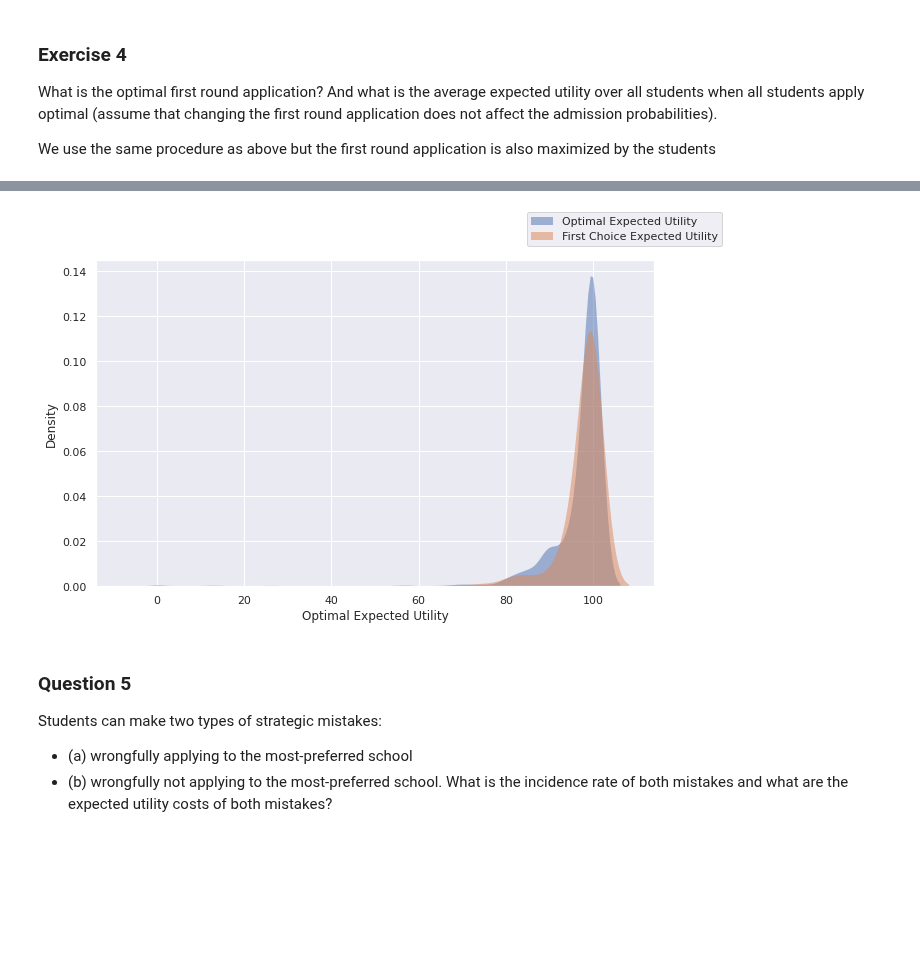
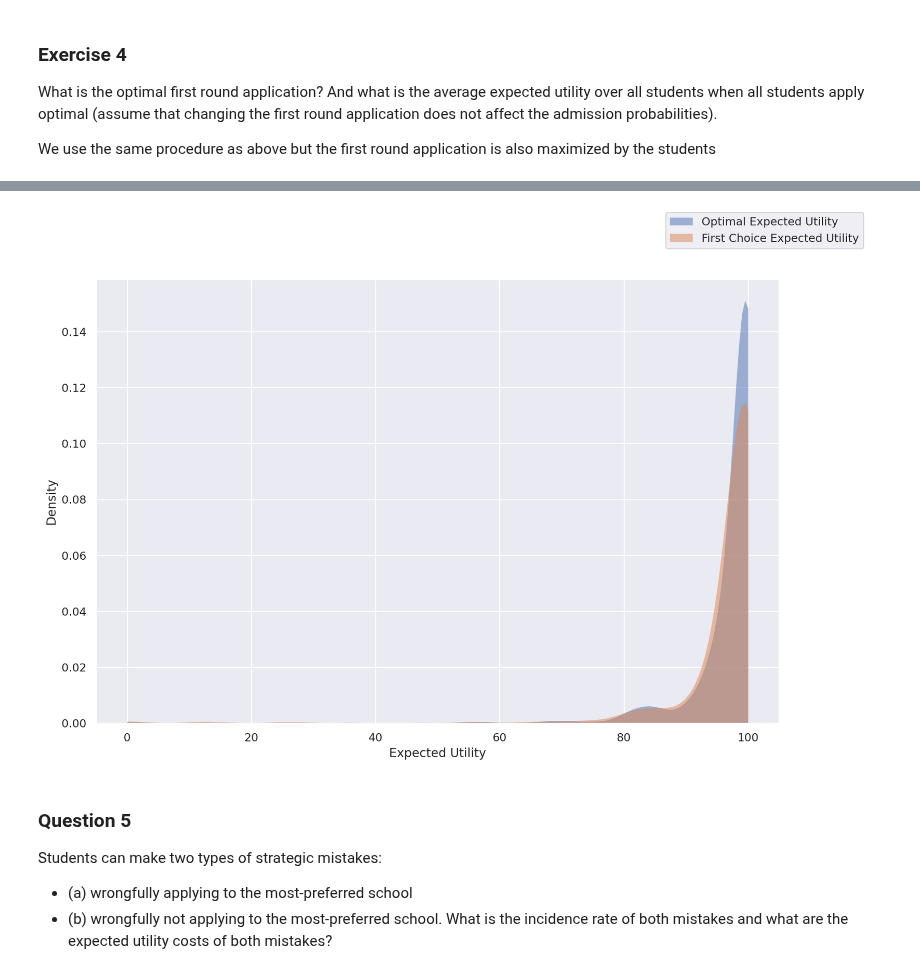
Before and after one commit to NoFishLikeIan/tinbergen, a Jupyter notebook: homework/adv_gametheory/five/rol.ipynb, the cells around one changed output, grey strips where cells are left out. Drawn from its saved outputs; the diff is of its cells as text; code cells hidden in the pictures; blank space fills up the shorter version.

```diff
--- a/homework/adv_gametheory/five/rol.ipynb
+++ b/homework/adv_gametheory/five/rol.ipynb
@@ -170,8 +175,7 @@ third_round = np.max(eu_round3, axis = 1)
+# %%
+second_step = np.max(eu_round2 + (1 - prob_round2) * make_to_matrix(third_step), axis = 1)
 # %%
-expected_utility = \
-    first_round + \
-        (1 - P_first_round) * (second_round + \
-            (1 - P_second_round) * third_round)
+expected_utility = first_round + (1 - P_first_round)*second_step
 
 df["First Choice Expected Utility"] = expected_utility
 # %%
@@ -215,4 +213,0 @@ first_round_opt = eu_round1[students_idxs, opt_choice1] # Get the expected utili
-# %%
-choices = ["First", "Second", "Third", "Fourth"]
-
-df["Optimal Choice"] = [choices[c] for c in opt_choice1]
@@ -228,8 +214,5 @@ plt.close()
 # %%
-opt_expected_utility = \
-    first_round_opt + \
-        (1 - P_first_round_opt) * (second_round + \
-            (1 - P_second_round) * third_round)
+opt_expected_utility = np.max(eu_round1 + (1 - prob_round1)*make_to_matrix(second_step), axis = 1)
 
 df["Optimal Expected Utility"] = opt_expected_utility
 # %%
@@ -261,22 +244,24 @@ df[col_utilities].describe()
 | 75% | 99.9999 | 99.9999 |
 | max | 100.0000 | 100.0000 |
 # %%
-fig, ax = plt.subplots(figsize = (10, 6))
+fig, ax = plt.subplots(dpi = 200)
 
 sns.kdeplot(
         data=df, x=col_utilities[0],
-        alpha=.5, linewidth=0., fill=True,
+        alpha=.5, linewidth=0., fill=True, cut = 0,
         label = col_utilities[0], ax=ax)
 
 sns.kdeplot(
         data=df, x=col_utilities[1],
-        alpha=.5, linewidth=0., fill=True,
+        alpha=.5, linewidth=0., fill=True, cut = 0,
         label=col_utilities[1], ax=ax)
 
+ax.set_xlabel("Expected Utility")
+
 fig.legend()
-fig.show()
+fig.savefig("plots/compared_util.png")
 # %% [output]
-[figure, old version]
+[figure, new version]
 # %% [markdown]
 ### Question 5
 
```
Also changed, not shown: parts of 22 cells of this notebook.
